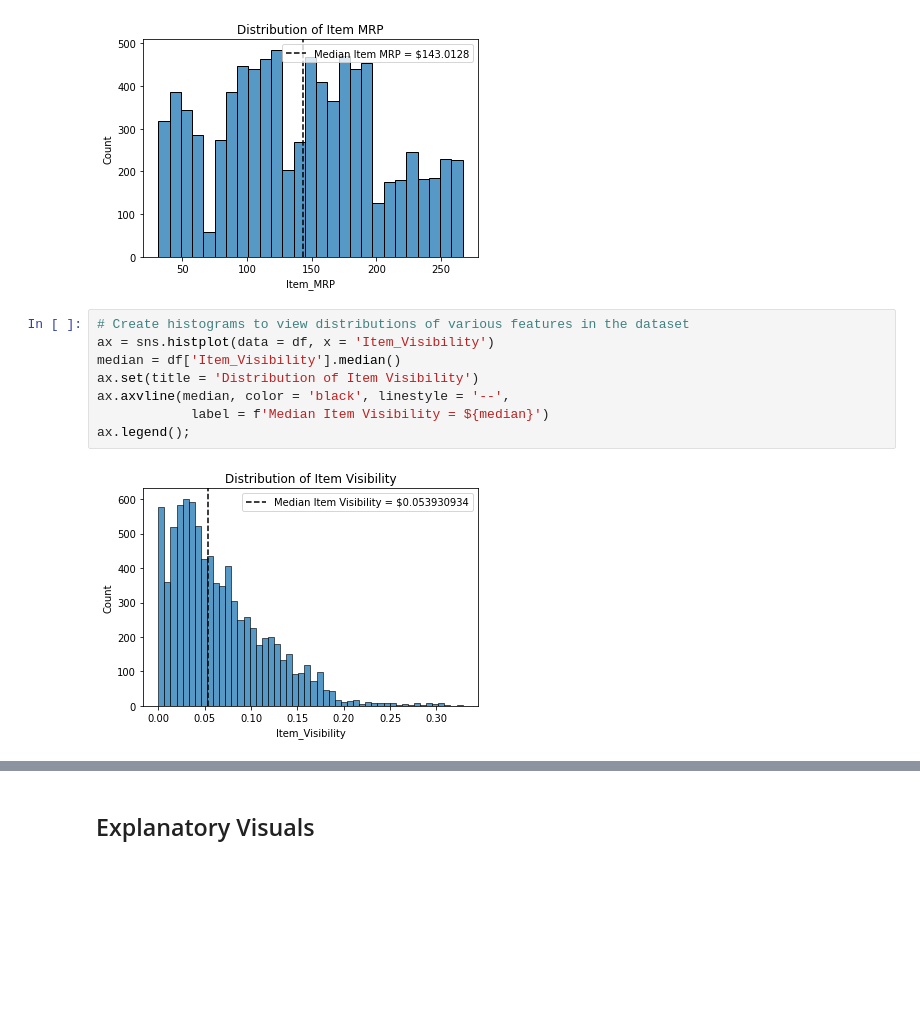
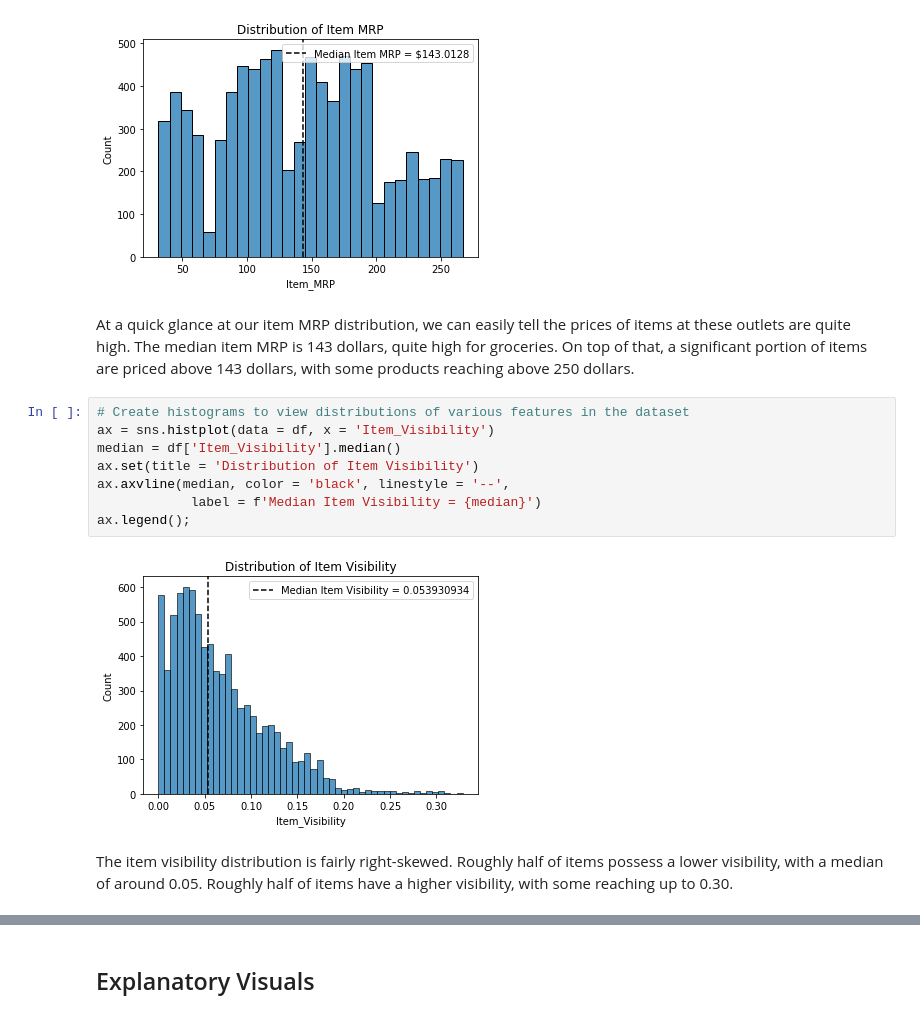
Before and after one commit to jakew4/Grocery-Sales-Prediction-Project, a Jupyter notebook: project1.ipynb, the cells around one changed output, grey strips where cells are left out. Drawn from its saved outputs; the diff is of its cells as text; blank space fills up the shorter version.

```diff
--- a/project1.ipynb
+++ b/project1.ipynb
@@ -213,16 +216,20 @@ ax.axvline(median, color = 'black', linestyle = '--',
 ax.legend();
 # %% [output]
 [figure]
+# %% [markdown]
+At a quick glance at our item MRP distribution, we can easily tell the prices of items at these outlets are quite high. The median item MRP is 143 dollars, quite high for groceries. On top of that, a significant portion of items are priced above 143 dollars, with some products reaching above 250 dollars.
 # %%
 # Create histograms to view distributions of various features in the dataset
 ax = sns.histplot(data = df, x = 'Item_Visibility')
 median = df['Item_Visibility'].median()
 ax.set(title = 'Distribution of Item Visibility')
 ax.axvline(median, color = 'black', linestyle = '--',
-            label = f'Median Item Visibility = ${median}')
+            label = f'Median Item Visibility = {median}')
 ax.legend();
 # %% [output]
-[figure, old version]
+[figure, new version]
+# %% [markdown]
+The item visibility distribution is fairly right-skewed. Roughly half of items possess a lower visibility, with a median of around 0.05. Roughly half of items have a higher visibility, with some reaching up to 0.30.
 # %%
 # Create boxplots to view statistical summaries of Item_Type and Item_Outlet_Sales
 sns.boxplot(x = 'Item_Type', y = 'Item_Outlet_Sales', data = df)
```
Also changed, not shown: parts of 15 cells of this notebook.
